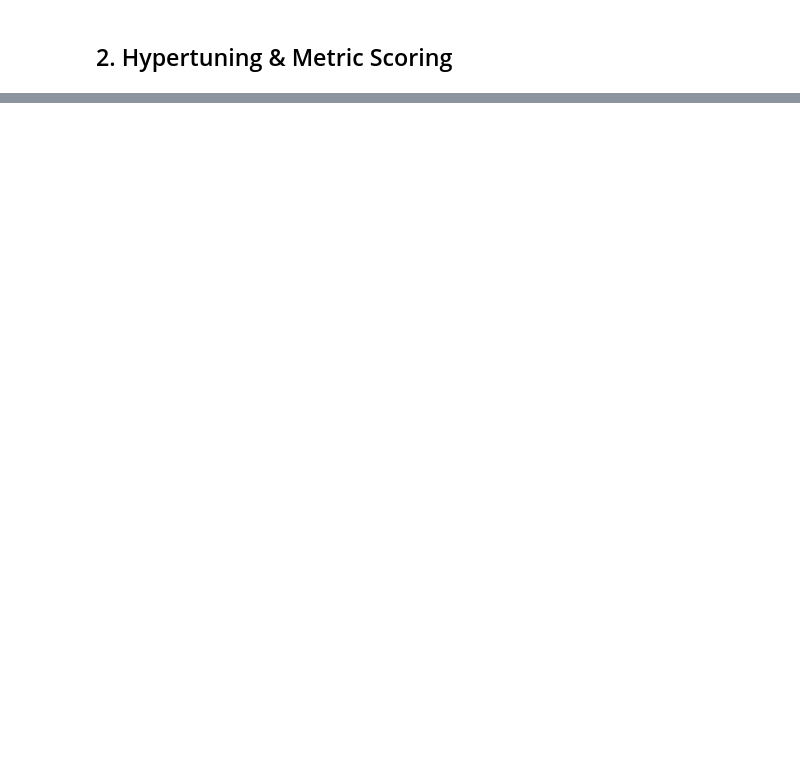
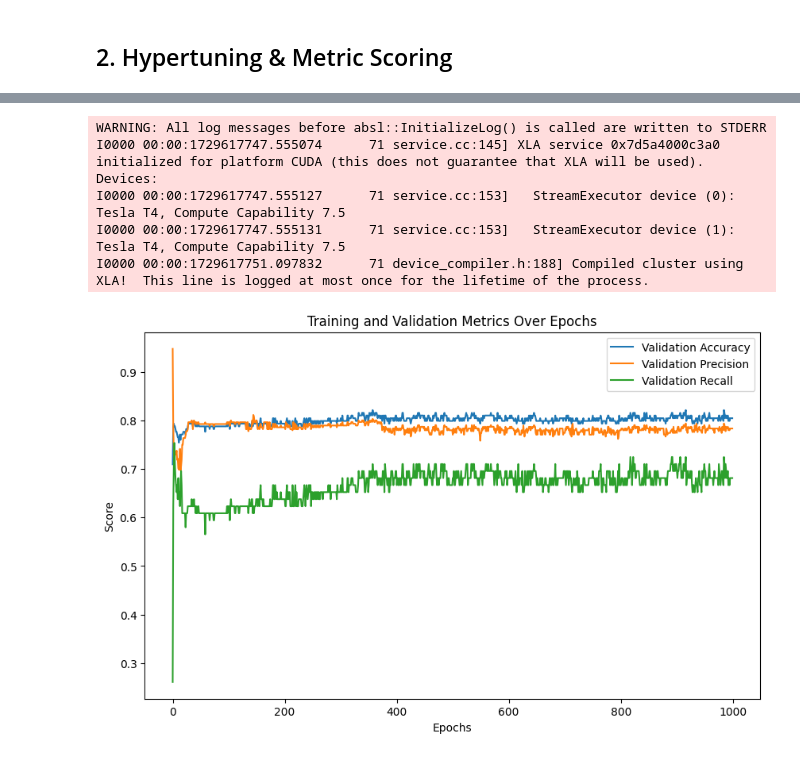
Before and after one commit to bcvilnrotter/kaggle-repos, a Jupyter notebook: titanic-machine-learning-from-disaster.ipynb, the cells around one changed output, grey strips where cells are left out. Saved outputs shown, nothing was run; the diff lists cells and outputs as text; code cells hidden in the pictures; blank space fills up the shorter version.

```diff
--- a/titanic-machine-learning-from-disaster.ipynb
+++ b/titanic-machine-learning-from-disaster.ipynb
@@ -227,0 +382,7 @@ Despite this being a success, it is also a really low score which shows how nece
+# %%
+# Split the data into train and validation sets
+X = titanic_clean.drop('Survived',axis=1)
+y = titanic_clean['Survived']
+X_train,X_valid,y_train,y_valid = train_test_split(X,y,test_size=0.2,stratify=y,random_state=42)
+
+X_train.shape,y_train.shape,X_valid.shape,y_valid.shape
@@ -317,9 +558,0 @@ def build_model(
-# %%
-# Generate the model
-model = build_model(
-    input_shape=X_train_preprocessed.shape[1],
-    learning_rate=0.001
-)
-
-# Fit the model
-model.fit(X_train_preprocessed,y_train,epochs=10,batch_size=32)
@@ -354,3 +559,43 @@ Epoch 10/10
+# %%
+# Generate the model
+model = build_model(
+    input_shape=X_train_preprocessed.shape[1],
+    learning_rate=0.001
+)
+
+# Fit the model
+history = model.fit(X_train_preprocessed,y_train,epochs=1000,batch_size=32,validation_data=(X_valid_preprocessed,y_valid),verbose=0)
+
+# Plot the metrics over epoch
+plt.figure(figsize=(10,6))
+
+# Accuracy
+#plt.plot(history.history['accuracy'], label='Train Accuracy')
+plt.plot(history.history['val_accuracy'],label='Validation Accuracy')
+
+# Precision
+#plt.plot(history.history['precision'], label='Train Precision')
+plt.plot(history.history['val_precision'],label='Validation Precision')
+
+# Recall
+#plt.plot(history.history['recall'], label='Train Recall')
+plt.plot(history.history['val_recall'],label='Validation Recall')
+
+# Overall customizations
+plt.title('Training and Validation Metrics Over Epochs')
+plt.xlabel('Epochs')
+plt.ylabel('Score')
+plt.legend(loc='best')
+
+# Show results
+plt.show()
+# %% [output]
+WARNING: All log messages before absl::InitializeLog() is called are written to STDERR
+I0000 00:00:1729617747.555074      71 service.cc:145] XLA service 0x7d5a4000c3a0 initialized for platform CUDA (this does not guarantee that XLA will be used). Devices:
+I0000 00:00:1729617747.555127      71 service.cc:153]   StreamExecutor device (0): Tesla T4, Compute Capability 7.5
+I0000 00:00:1729617747.555131      71 service.cc:153]   StreamExecutor device (1): Tesla T4, Compute Capability 7.5
+I0000 00:00:1729617751.097832      71 device_compiler.h:188] Compiled cluster using XLA!  This line is logged at most once for the lifetime of the process.
+[figure, added]
 # %%
 # Evaluate the model
 _,test_acc,_,_ = model.evaluate(X_valid_preprocessed,y_valid)
```
Also changed, not shown: parts of 73 cells of this notebook.
